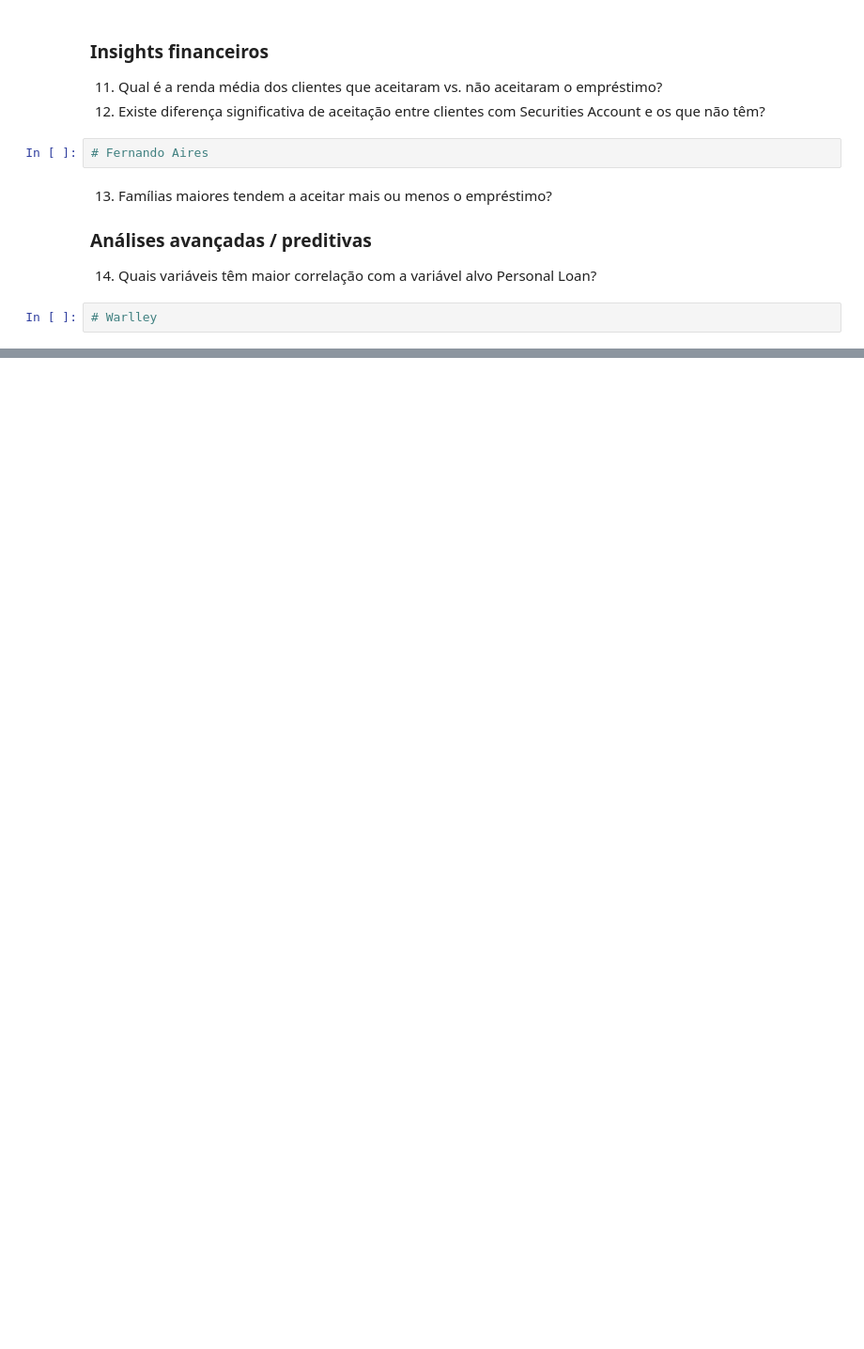
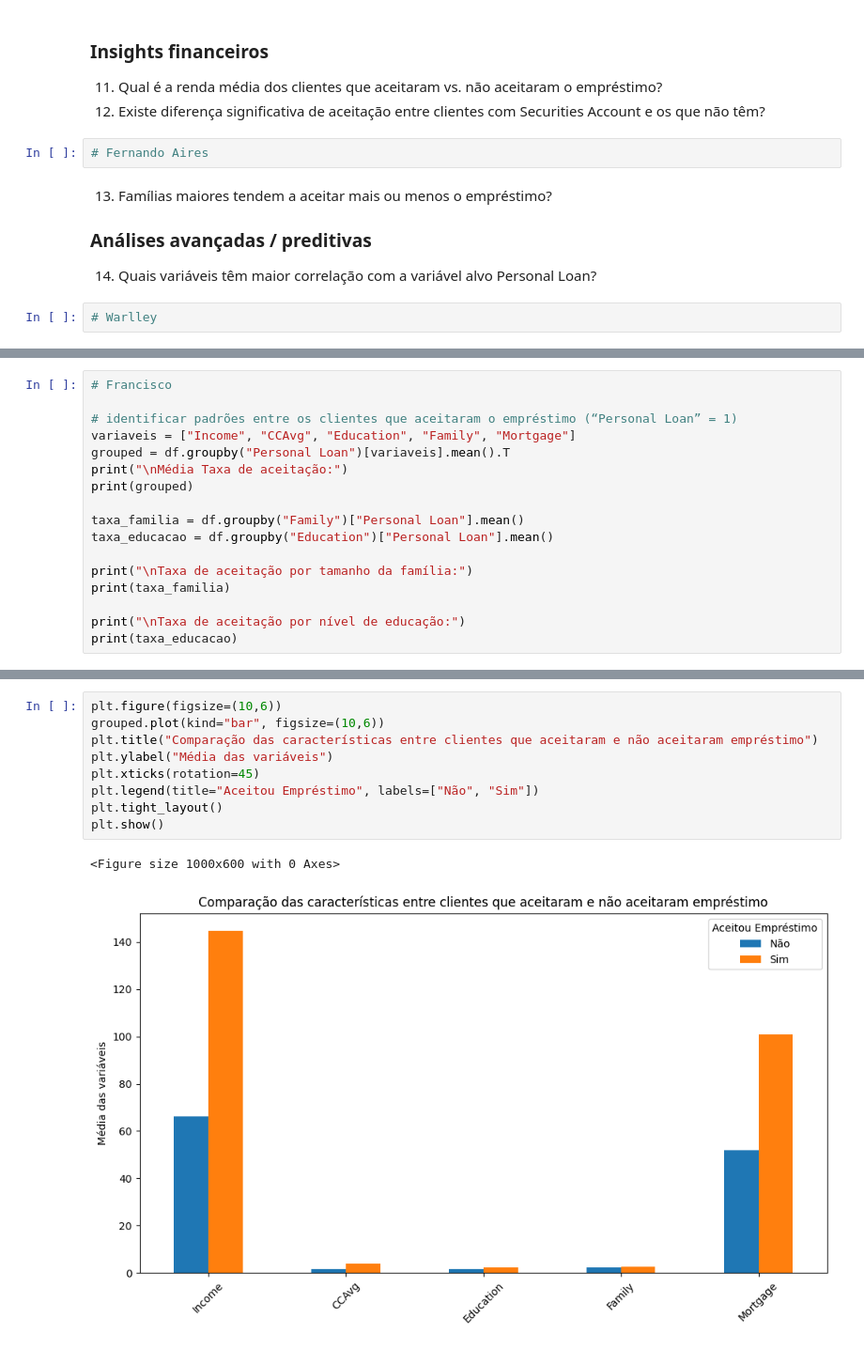
Before and after one commit to mrxcao/ADA-Estatistica1, a Jupyter notebook: main.ipynb, the cells around one changed output, grey strips where cells are left out. Shown: that part at 94% size. Cells and saved outputs as stored; diff of their text form; blank space fills up the shorter version.

```diff
--- a/main.ipynb
+++ b/main.ipynb
@@ -115,0 +221,17 @@ memory usage: 547.0+ KB
+# %%
+# Francisco
+
+# identificar padrões entre os clientes que aceitaram o empréstimo (“Personal Loan” = 1)
+variaveis = ["Income", "CCAvg", "Education", "Family", "Mortgage"]
+grouped = df.groupby("Personal Loan")[variaveis].mean().T
+print("\nMédia Taxa de aceitação:")
+print(grouped)
+
+taxa_familia = df.groupby("Family")["Personal Loan"].mean()
+taxa_educacao = df.groupby("Education")["Personal Loan"].mean()
+
+print("\nTaxa de aceitação por tamanho da família:")
+print(taxa_familia)
+
+print("\nTaxa de aceitação por nível de educação:")
+print(taxa_educacao)
@@ -115,0 +256,12 @@ memory usage: 547.0+ KB
+# %%
+plt.figure(figsize=(10,6))
+grouped.plot(kind="bar", figsize=(10,6))
+plt.title("Comparação das características entre clientes que aceitaram e não aceitaram empréstimo")
+plt.ylabel("Média das variáveis")
+plt.xticks(rotation=45)
+plt.legend(title="Aceitou Empréstimo", labels=["Não", "Sim"])
+plt.tight_layout()
+plt.show()
+# %% [output]
+<Figure size 1000x600 with 0 Axes>
+[figure, added]
```
Also changed, not shown: parts of 20 cells of this notebook.
